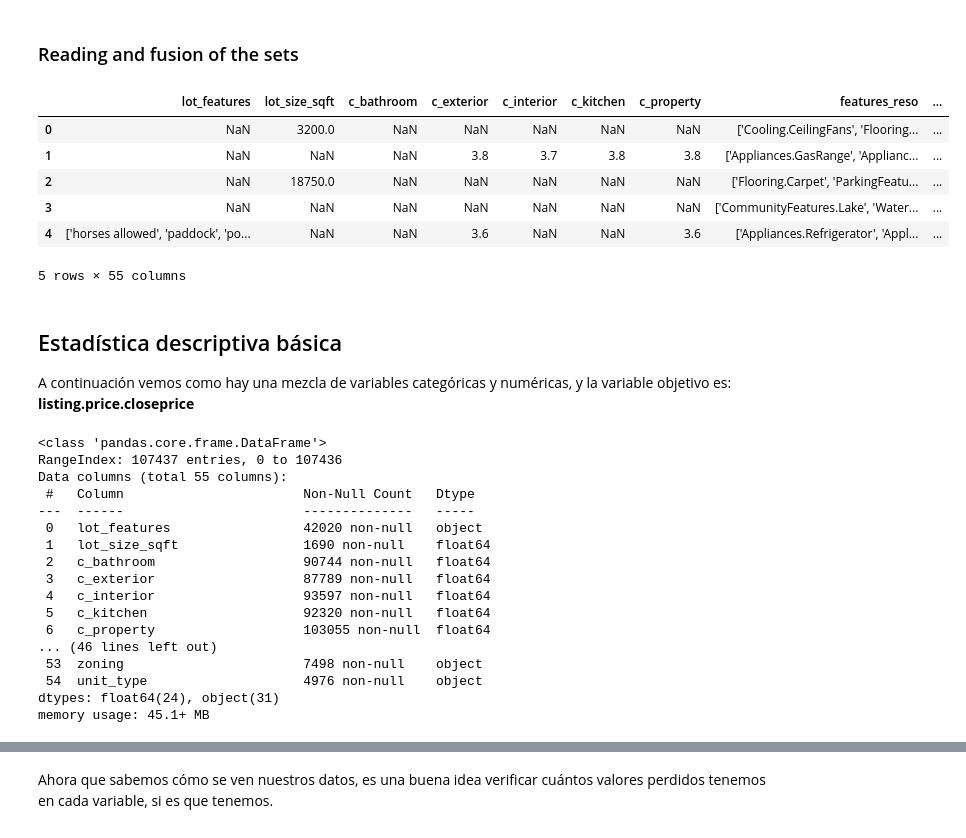
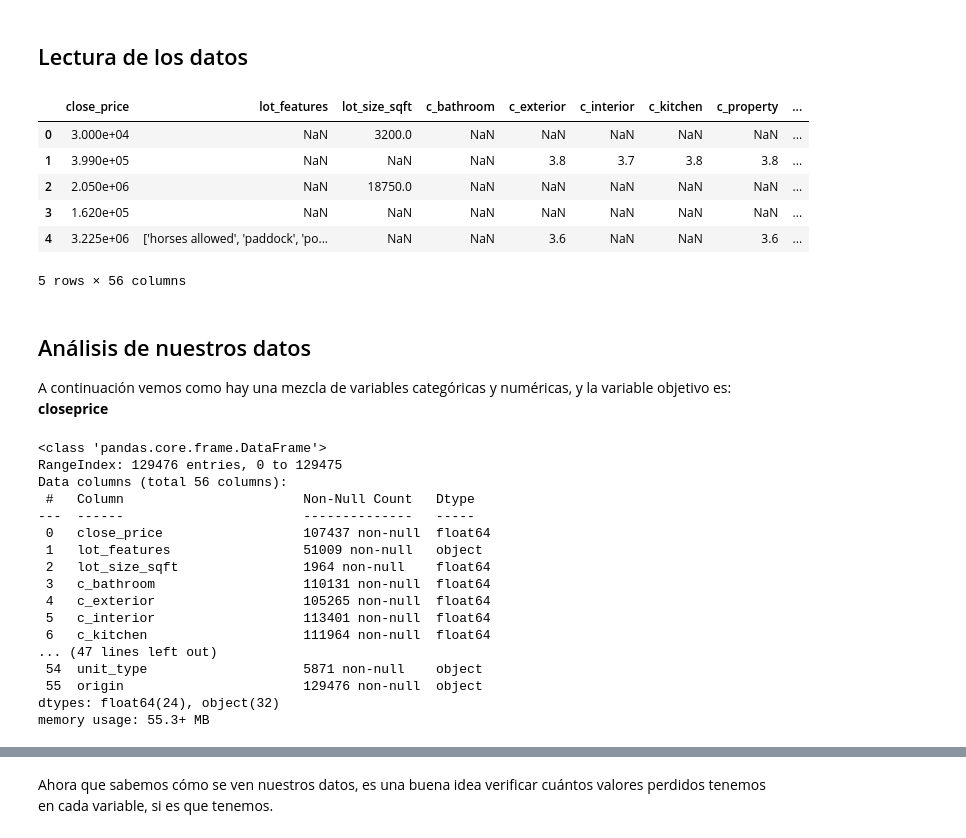
Before and after one commit to Farrius/Datathon_2024, a Jupyter notebook: restb.ipynb, the cells around one changed output, grey strips where cells are left out. Drawn from its saved outputs; the diff is of its cells as text; code cells hidden in the pictures.

```diff
--- a/restb.ipynb
+++ b/restb.ipynb
@@ -255,8 +15,8 @@ pd.set_option('display.precision', 3)
 import warnings
 
 warnings.filterwarnings('ignore')
-# %% [markdown]
-### Reading and fusion of the sets
+# %% [markdown]
+## Lectura de los datos
 # %%
 # Leemos del csv
 df_train = pd.read_csv("../train.csv", header= 0, delimiter = ',')
@@ -271,6 +31,7 @@ df_combined = pd.concat([df_train, df_test], ignore_index=True)
 df_combined.columns = [c.lower().strip().replace(' ','_').replace('/','_').replace('-','_')
                                 for c in df_combined.columns]
 
+# We rename the variables
 renaming = {
     'characteristics.lotfeatures': 'lot_features',
     'characteristics.lotsizesquarefeet': 'lot_size_sqft',
@@ -308,65 +69,71 @@ renaming = {
     'location.area.subdivisionname': 'subdivision_name',
     'location.gis.latitude': 'latitude',
     'location.gis.longitude': 'longitude',
     'location.school.highschooldistrict': 'high_school_district',
     'property.propertytype': 'property_type',
     'structure.basement': 'basement',
     'structure.bathroomsfull': 'bathrooms_full',
     'structure.bathroomshalf': 'bathrooms_half',
     'structure.bedroomstotal': 'bedrooms_total',
     'structure.belowgradefinishedarea': 'below_grade_finished_area',
     'structure.belowgradeunfinishedarea': 'below_grade_unfinished_area',
     'structure.cooling': 'cooling',
     'structure.fireplacestotal': 'fireplaces_total',
     'structure.garagespaces': 'garage_spaces',
     'structure.heating': 'heating',
     'structure.livingarea': 'living_area',
     'structure.newconstructionyn': 'new_construction',
     'structure.parkingfeatures': 'parking_features',
     'structure.rooms.roomstotal': 'rooms_total',
     'structure.yearbuilt': 'year_built',
     'tax.zoning': 'zoning',
     'unittypes.unittypetype': 'unit_type'
 }
 
+
 df_combined.rename(columns=renaming, inplace=True)
+categorical_columns = df_combined.select_dtypes(include=['object']).columns.tolist()
 
-categorical_columns = df_combined.select_dtypes(include=['category']).columns.tolist()
+# The target variable should be the first column
+cols = list(df_combined.columns)
+cols.remove('close_price')
+cols.insert(0, 'close_price')
+df_combined = df_combined.reindex(columns=cols)
 
 # peek into the data
 df_combined.head()
 # %% [output]
-|  | lot_features | lot_size_sqft | c_bathroom | c_exterior | c_interior | c_kitchen | c_property | features_reso | ... |
-| 0 | NaN | 3200.0 | NaN | NaN | NaN | NaN | NaN | ['Cooling.CeilingFans', 'Flooring... | ... |
-| 1 | NaN | NaN | NaN | 3.8 | 3.7 | 3.8 | 3.8 | ['Appliances.GasRange', 'Applianc... | ... |
-| 2 | NaN | 18750.0 | NaN | NaN | NaN | NaN | NaN | ['Flooring.Carpet', 'ParkingFeatu... | ... |
-| 3 | NaN | NaN | NaN | NaN | NaN | NaN | NaN | ['CommunityFeatures.Lake', 'Water... | ... |
-| 4 | ['horses allowed', 'paddock', 'po... | NaN | NaN | 3.6 | NaN | NaN | 3.6 | ['Appliances.Refrigerator', 'Appl... | ... |
+|  | close_price | lot_features | lot_size_sqft | c_bathroom | c_exterior | c_interior | c_kitchen | c_property | ... |
+| 0 | 3.000e+04 | NaN | 3200.0 | NaN | NaN | NaN | NaN | NaN | ... |
+| 1 | 3.990e+05 | NaN | NaN | NaN | 3.8 | 3.7 | 3.8 | 3.8 | ... |
+| 2 | 2.050e+06 | NaN | 18750.0 | NaN | NaN | NaN | NaN | NaN | ... |
+| 3 | 1.620e+05 | NaN | NaN | NaN | NaN | NaN | NaN | NaN | ... |
+| 4 | 3.225e+06 | ['horses allowed', 'paddock', 'po... | NaN | NaN | 3.6 | NaN | NaN | 3.6 | ... |
-5 rows × 55 columns
+5 rows × 56 columns
 # %% [markdown]
-## Estadística descriptiva básica
+## Análisis de nuestros datos
 
-A continuación vemos como hay una mezcla de variables categóricas y numéricas, y la variable objetivo es: **listing.price.closeprice**
+A continuación vemos como hay una mezcla de variables categóricas y numéricas, y la variable objetivo es: **closeprice**
 # %%
 df_combined.info();
 # %% [output]
 <class 'pandas.core.frame.DataFrame'>
-RangeIndex: 107437 entries, 0 to 107436
-Data columns (total 55 columns):
+RangeIndex: 129476 entries, 0 to 129475
+Data columns (total 56 columns):
  #   Column                       Non-Null Count   Dtype
 ---  ------                       --------------   -----
- 0   lot_features                 42020 non-null   object
- 1   lot_size_sqft                1690 non-null    float64
- 2   c_bathroom                   90744 non-null   float64
- 3   c_exterior                   87789 non-null   float64
- 4   c_interior                   93597 non-null   float64
- 5   c_kitchen                    92320 non-null   float64
- 6   c_property                   103055 non-null  float64
-... (46 lines left out)
- 53  zoning                       7498 non-null    object
- 54  unit_type                    4976 non-null    object
-dtypes: float64(24), object(31)
-memory usage: 45.1+ MB
+ 0   close_price                  107437 non-null  float64
+ 1   lot_features                 51009 non-null   object
+ 2   lot_size_sqft                1964 non-null    float64
+ 3   c_bathroom                   110131 non-null  float64
+ 4   c_exterior                   105265 non-null  float64
+ 5   c_interior                   113401 non-null  float64
+ 6   c_kitchen                    111964 non-null  float64
+... (47 lines left out)
+ 54  unit_type                    5871 non-null    object
+ 55  origin                       129476 non-null  object
+dtypes: float64(24), object(32)
+memory usage: 55.3+ MB
 # %%
 df_combined.describe(include='all').T
 # %% [output]
```
Also changed, not shown: parts of 38 cells of this notebook.
